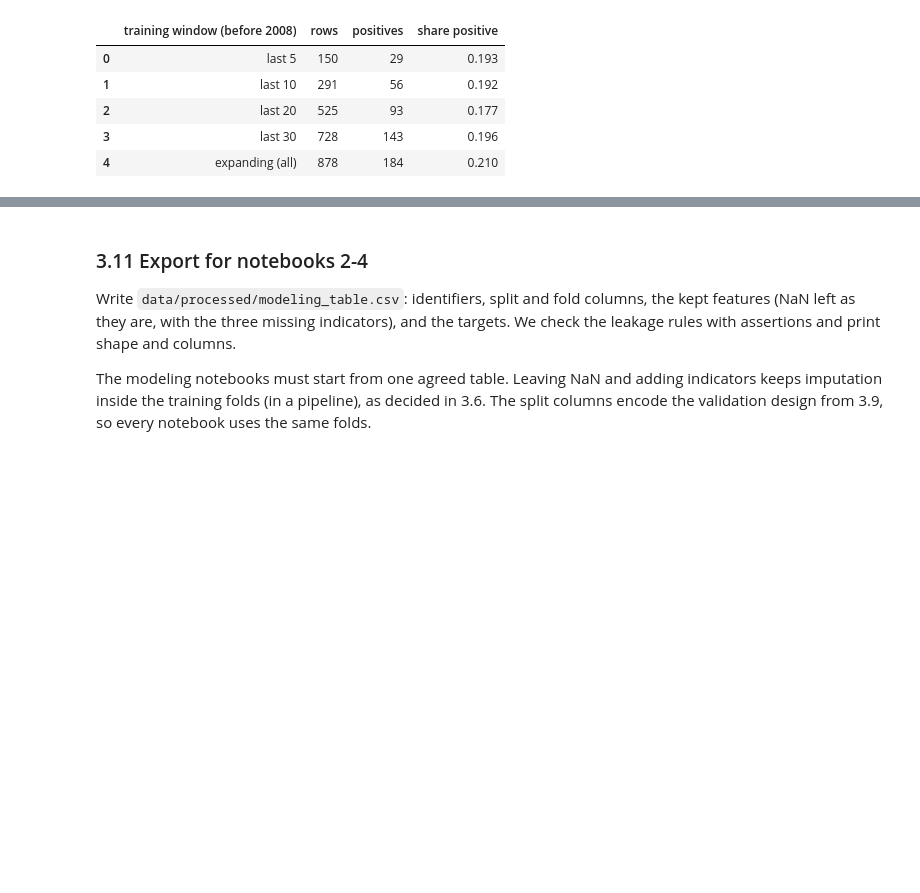
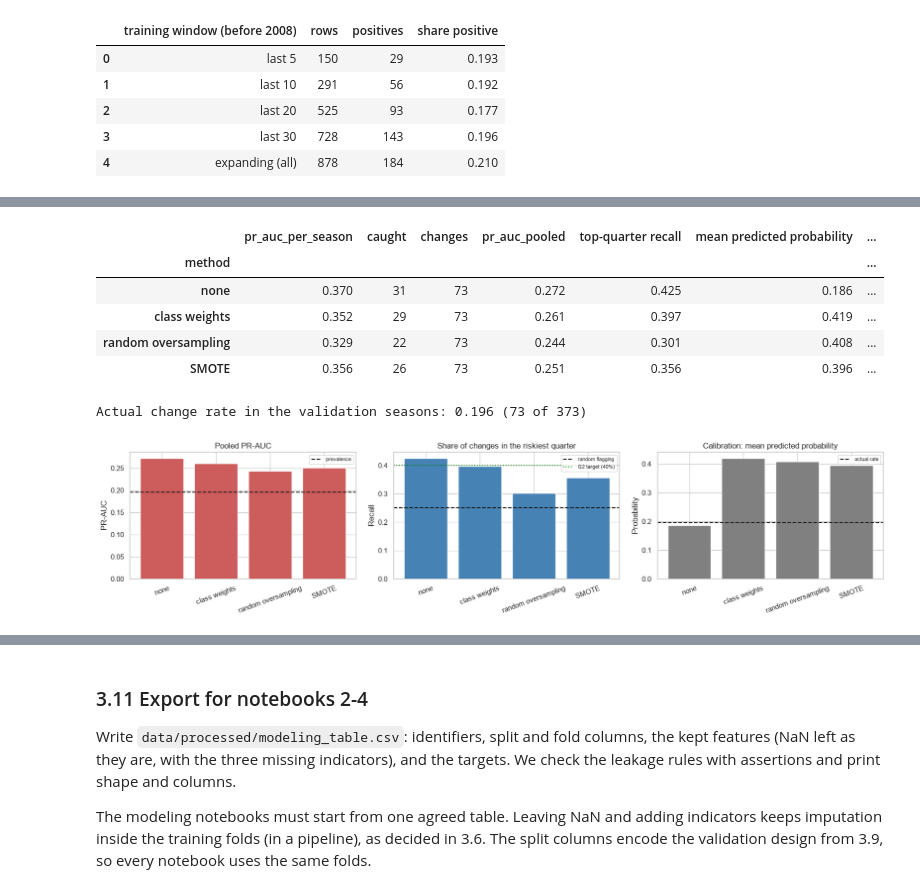
Before and after one commit to AmirMasnavi/hockey-season-prediction, a Jupyter notebook: notebooks/1_eda.ipynb, the cells around one changed output, grey strips where cells are left out. Drawn from its saved outputs; the diff is of its cells as text; code cells hidden in the pictures; blank space fills up the shorter version.

```diff
--- a/notebooks/1_eda.ipynb
+++ b/notebooks/1_eda.ipynb
@@ -1550,8 +1522,6 @@ for j, f in enumerate(['prev_gf_pg', 'prev_ppg']):
         sns.boxplot(data=d, x='prev_decade', y=col, order=order, ax=ax[i, j], color='lightsteelblue' if i == 0 else 'moccasin', fliersize=2)
         ax[i, j].set(title=('Before: raw ' if i == 0 else 'After: z-score of ') + f.replace('prev_', '').replace('_', ' ') + ' of last season',
                      xlabel='Decade of last season', ylabel='Raw value' if i == 0 else 'z-score within season')
-        h, p = stats.kruskal(*[g[col].dropna().values for _, g in d.groupby('prev_decade')])
-        print(f"{col:>14}: Kruskal-Wallis across decades H = {h:6.1f}, p = {p:.3g}")
 plt.tight_layout()
 plt.show()
 
@@ -2327,0 +2290,70 @@ Trend of the yearly rate with time: Spearman rho = -0.36, p = 0.022 | difference
+# %%
+from imblearn.pipeline import make_pipeline as make_imb_pipeline
+from imblearn.over_sampling import RandomOverSampler, SMOTE
+from sklearn.metrics import brier_score_loss
+
+IMB_METHODS = ['none', 'class weights', 'random oversampling', 'SMOTE']
+
+# The sampler sits inside an imblearn pipeline: it only runs on the training rows during fit,
+# so the validation season is never resampled
+def coach_model(method):
+    steps = [SimpleImputer(strategy='median'), StandardScaler()]
+    if method == 'random oversampling':
+        steps.append(RandomOverSampler(random_state=0))
+    if method == 'SMOTE':
+        steps.append(SMOTE(random_state=0))
+    weight = 'balanced' if method == 'class weights' else None
+    return make_imb_pipeline(*steps, LogisticRegression(C=0.1, class_weight=weight, max_iter=1000))
+
+# Rolling origin over the 13 validation seasons, expanding window (as decided in 3.9)
+rows, probs, truth = [], {m: [] for m in IMB_METHODS}, []
+for v in val_seasons:
+    tr, te = frame[frame['year'] < v], frame[frame['year'] == v]
+    y = te['target_coach_change'].values
+    truth += list(y)
+    for m in IMB_METHODS:
+        p = coach_model(m).fit(tr[FEATURES], tr['target_coach_change']).predict_proba(te[FEATURES])[:, 1]
+        flagged = p >= np.quantile(p, 0.75)   # the riskiest quarter of the season's teams
+        rows.append({'method': m, 'season': v, 'pr_auc': average_precision_score(y, p) if y.sum() else np.nan,
+                     'caught': int((flagged & (y == 1)).sum()), 'changes': int(y.sum())})
+        probs[m] += list(p)
+imb = pd.DataFrame(rows)
+truth = np.array(truth)
+
+imb_sum = imb.groupby('method', sort=False).agg(pr_auc_per_season=('pr_auc', 'mean'), caught=('caught', 'sum'), changes=('changes', 'sum'))
+imb_sum['pr_auc_pooled'] = [average_precision_score(truth, probs[m]) for m in imb_sum.index]
+imb_sum['top-quarter recall'] = imb_sum['caught'] / imb_sum['changes']
+imb_sum['mean predicted probability'] = [np.mean(probs[m]) for m in imb_sum.index]
+imb_sum['Brier score'] = [brier_score_loss(truth, probs[m]) for m in imb_sum.index]
+none = imb[imb['method'] == 'none'].set_index('season')['pr_auc']
+imb_sum['Wilcoxon p vs none (PR-AUC)'] = [np.nan if m == 'none' else
+                                          stats.wilcoxon(imb[imb['method'] == m].set_index('season')['pr_auc'], none, nan_policy='omit').pvalue
+                                          for m in imb_sum.index]
+display(imb_sum.round(3))
+print(f"Actual change rate in the validation seasons: {truth.mean():.3f} ({int(truth.sum())} of {len(truth)})")
+
+fig, ax = plt.subplots(1, 3, figsize=(17, 4))
+ax[0].bar(imb_sum.index, imb_sum['pr_auc_pooled'], color='indianred')
+ax[0].axhline(truth.mean(), color='k', ls='--', label='prevalence')
+ax[0].set(title='Pooled PR-AUC', ylabel='PR-AUC')
+ax[1].bar(imb_sum.index, imb_sum['top-quarter recall'], color='steelblue')
+ax[1].axhline(0.25, color='k', ls='--', label='random flagging')
+ax[1].axhline(0.40, color='green', ls=':', label='G2 target (40%)')
+ax[1].set(title='Share of changes in the riskiest quarter', ylabel='Recall')
+ax[2].bar(imb_sum.index, imb_sum['mean predicted probability'], color='grey')
+ax[2].axhline(truth.mean(), color='k', ls='--', label='actual rate')
+ax[2].set(title='Calibration: mean predicted probability', ylabel='Probability')
+for a in ax:
+    a.legend(fontsize=8)
+    a.tick_params(axis='x', rotation=20)
+plt.tight_layout()
+plt.show()
+# %% [output]
+|  | pr_auc_per_season | caught | changes | pr_auc_pooled | top-quarter recall | mean predicted probability | ... |
+| method |  |  |  |  |  |  | ... |
+| none | 0.370 | 31 | 73 | 0.272 | 0.425 | 0.186 | ... |
+| class weights | 0.352 | 29 | 73 | 0.261 | 0.397 | 0.419 | ... |
+| random oversampling | 0.329 | 22 | 73 | 0.244 | 0.301 | 0.408 | ... |
+| SMOTE | 0.356 | 26 | 73 | 0.251 | 0.356 | 0.396 | ... |
+Actual change rate in the validation seasons: 0.196 (73 of 373)
+[figure, added]
```
Also changed, not shown: parts of 30 cells of this notebook, 4 other files.
